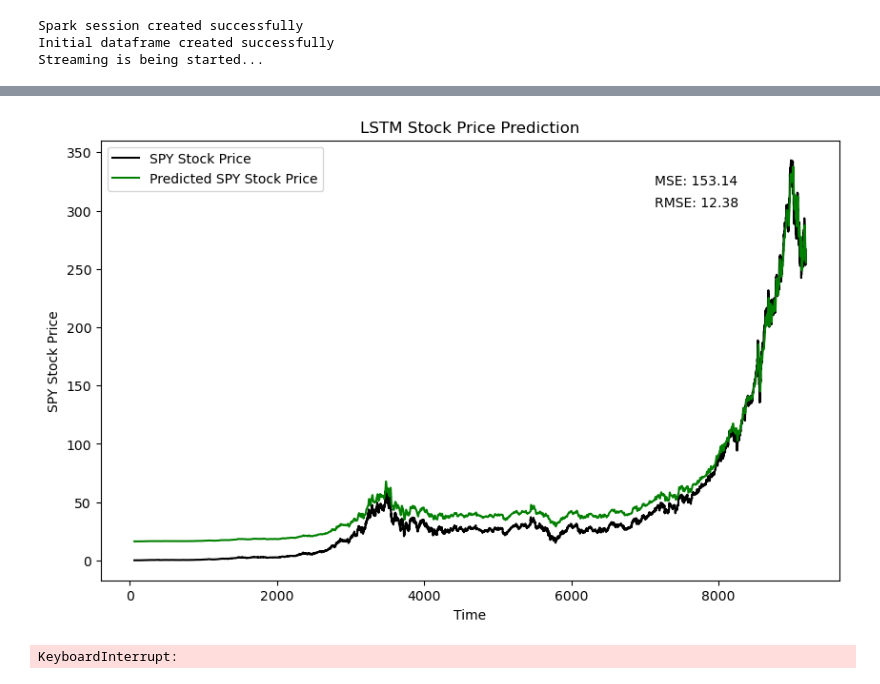
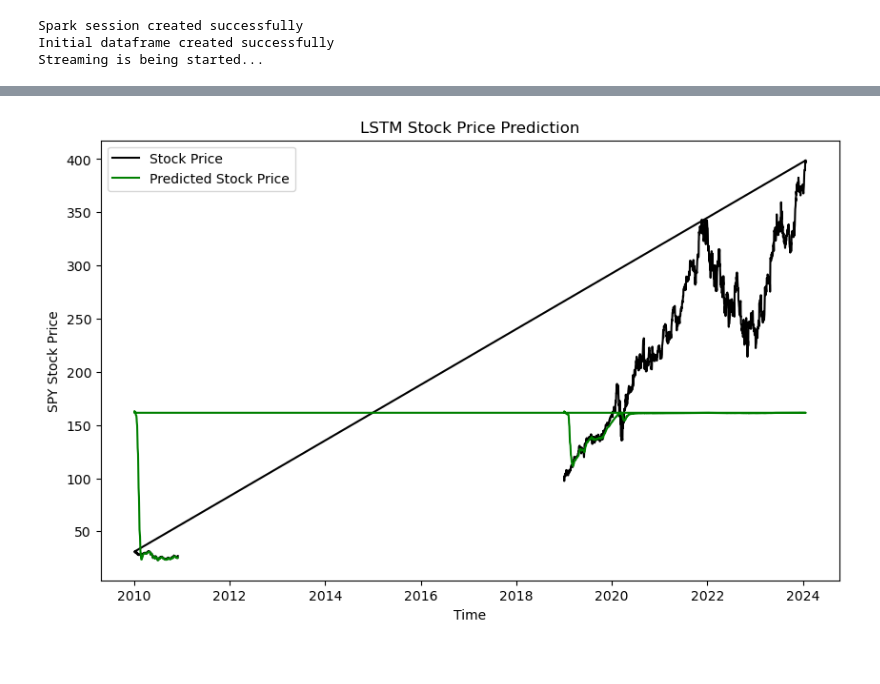
Before and after one commit to ZuyLeLe/Streaming-and-analyzing-stock-data-using-Spark-and-Kafka, a Jupyter notebook: consumer.ipynb, the cells around one changed output, grey strips where cells are left out. Cells and saved outputs as stored; diff of their text form; code cells hidden in the pictures.

```diff
--- a/consumer.ipynb
+++ b/consumer.ipynb
@@ -80,6 +148,4 @@ Streaming is being started...
 # %%
-from matplotlib import pyplot as plt
-import pandas as pd
 
 columns_to_convert = ['open', 'high', 'low', 'close', 'adj_close', 'volume']
 
@@ -88,7 +154,7 @@ columns_to_convert = ['open', 'high', 'low', 'close', 'adj_close', 'volume']
 plt.ion()  # Turn on interactive mode
 
 for _ in range(10000):
-    spark_df = spark.sql('SELECT * FROM MSFT')
+    spark_df = spark.sql('SELECT * FROM new')
     result = spark_df.toPandas()
     result['date'] = pd.to_datetime(result['date'])
     for column in columns_to_convert:
@@ -176,5 +239,6 @@ for _ in range(10000):
 KeyboardInterrupt:
 # %%
+
 from math import sqrt
 from sklearn.metrics import mean_squared_error, mean_absolute_error
 from matplotlib import pyplot as plt
@@ -203,8 +267,6 @@ for _ in range(10000):
     error_text = f'RMSE: {rmse:.4f}\nMSE: {mse:.4f}\nMAE: {mae:.4f}'
 
 # Add text box in the plot
-    plt.text(0.05, 0.95, error_text, transform=ax.transAxes, fontsize=10,
-         verticalalignment='top', bbox=dict(boxstyle='round', facecolor='white', alpha=0.5))
     plt.legend()
     # Update the x and y limits
     plt.draw()
@@ -219,9 +281,6 @@ for _ in range(10000):
 KeyboardInterrupt:
 # %%
-from math import sqrt
-from sklearn.metrics import mean_squared_error, mean_absolute_error
-from matplotlib import pyplot as plt
-import pandas as pd
+
 
 columns_to_convert = ['open', 'high', 'low', 'close', 'adj_close', 'volume']
 
@@ -246,8 +305,7 @@ for _ in range(10000):
     error_text = f'RMSE: {rmse:.4f}\nMSE: {mse:.4f}\nMAE: {mae:.4f}'
 
     # Add text box in the plot
-    plt.text(0.05, 0.95, error_text, transform=ax.transAxes, fontsize=10,
-             verticalalignment='top', bbox=dict(boxstyle='round', facecolor='white', alpha=0.5))
+
     plt.legend()
     # Update the x and y limits
     plt.draw()
@@ -263,8 +326,5 @@ KeyboardInterrupt:
 # %%
-from math import sqrt
-from sklearn.metrics import mean_squared_error, mean_absolute_error
-from matplotlib import pyplot as plt
-import pandas as pd
+
 
 columns_to_convert = ['open', 'high', 'low', 'close', 'adj_close', 'volume']
 
@@ -289,8 +349,7 @@ for _ in range(10000):
     error_text = f'RMSE: {rmse:.4f}\nMSE: {mse:.4f}\nMAE: {mae:.4f}'
 
     # Add text box in the plot
-    plt.text(0.05, 0.95, error_text, transform=ax.transAxes, fontsize=10,
-             verticalalignment='top', bbox=dict(boxstyle='round', facecolor='white', alpha=0.5))
+
     plt.legend()
     # Update the x and y limits
     plt.draw()
@@ -417,8 +392,9 @@ Epoch 100/100
 # %%
-import matplotlib.dates as mdates
+columns_to_convert = ['open', 'high', 'low', 'close', 'adj_close', 'volume']
+
 plt.ion()
 for _ in range(10000):
-    spark_df = spark.sql('SELECT * FROM MSFT')
+    spark_df = spark.sql('SELECT * FROM new')
     result = spark_df.toPandas()
     result['date'] = pd.to_datetime(result['date'])
     for column in columns_to_convert:
@@ -438,12 +414,9 @@ for _ in range(10000):
     predicted_stock_price = sc.inverse_transform(predicted_stock_price)
 
     plt.figure(figsize=(10, 6))
-    plt.plot(result.index[60:], real_stock_price[60:], color='black', label='SPY Stock Price')
-    plt.plot(result.index[60:], predicted_stock_price[60:], color='green', label='Predicted SPY Stock Price')
-    mse = mean_squared_error(real_stock_price[60:], predicted_stock_price[60:])
-    rmse = sqrt(mse)
-    plt.annotate("MSE: {:.2f}".format(mse), (0.75, 0.9), xycoords='axes fraction')
-    plt.annotate("RMSE: {:.2f}".format(rmse), (0.75, 0.85), xycoords='axes fraction')
+    plt.plot(result['date'], real_stock_price, color='black', label='Stock Price')
+    plt.plot(result['date'], predicted_stock_price, color='green', label='Predicted Stock Price')
+
     plt.title('LSTM Stock Price Prediction')
     plt.xlabel('Time')
     plt.ylabel('SPY Stock Price')
@@ -457,2 +430 @@ for _ in range(10000):
-[figure, old version]
+[figure, new version]
-KeyboardInterrupt:
```
Also changed, not shown: parts of 12 cells of this notebook, 1 other file.
